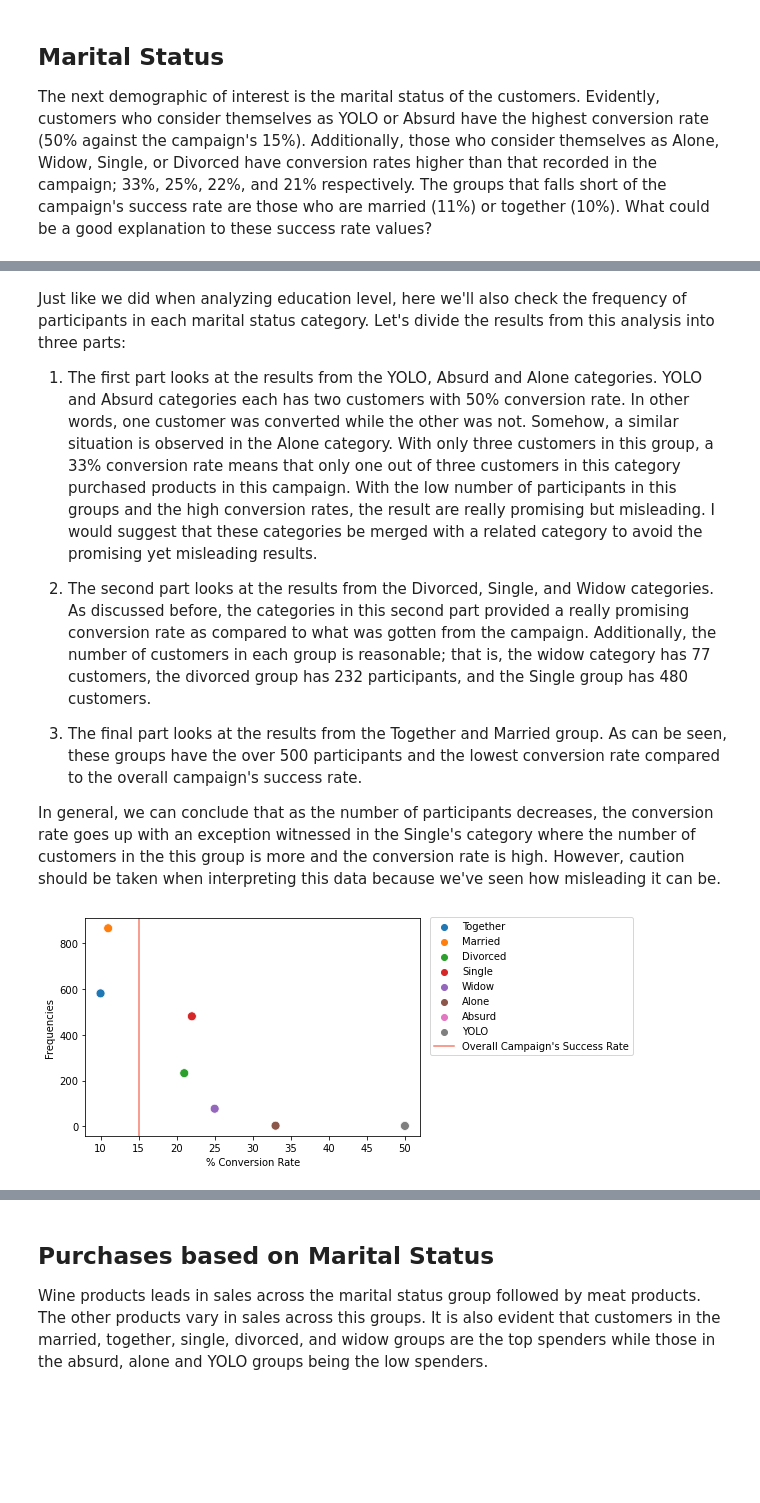
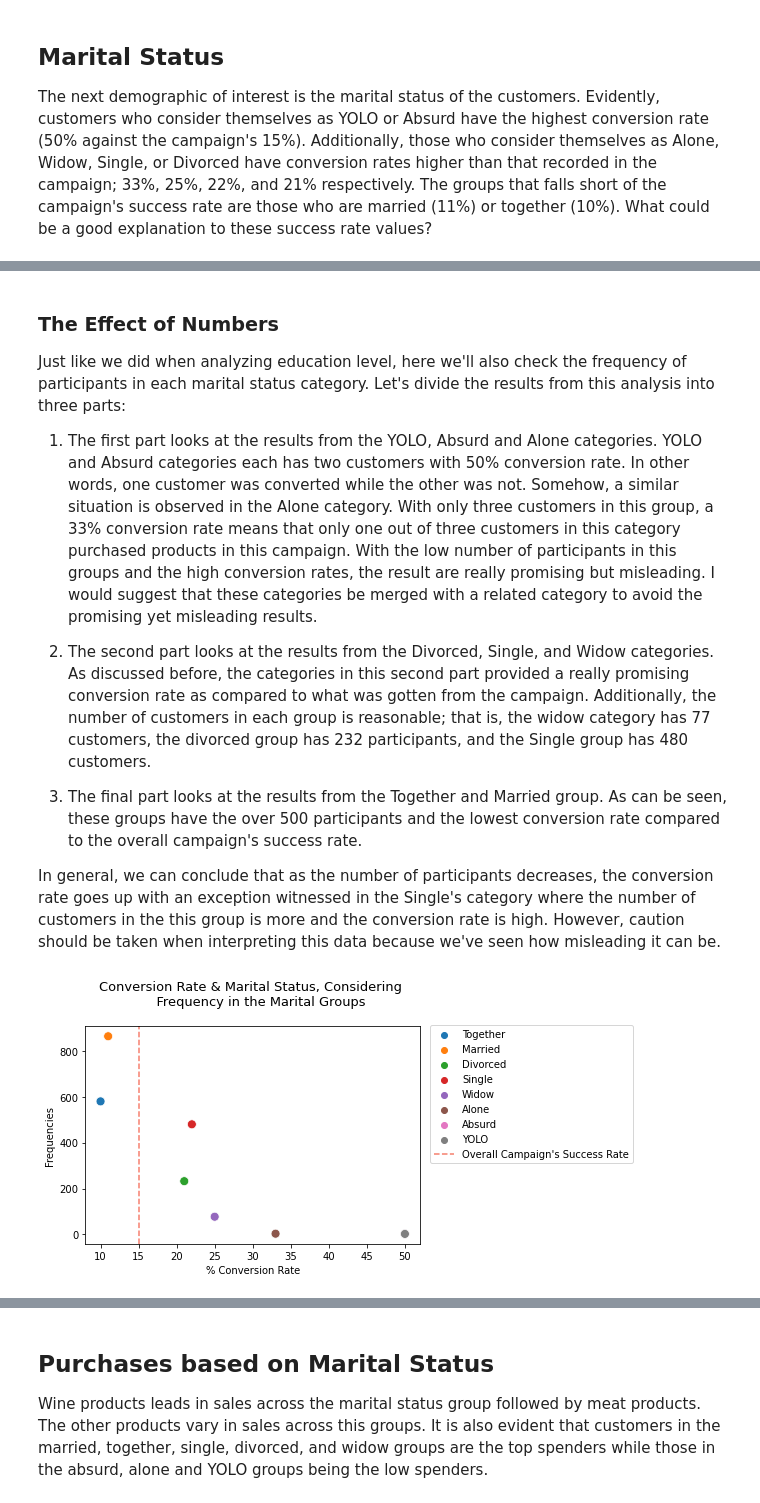
Before and after one commit to Demiga-g/iFood-Marketing-Analysis, a Jupyter notebook: iFood Marketing Analysis.ipynb, the cells around one changed output, grey strips where cells are left out. Cells and saved outputs as stored; diff of their text form; code cells hidden in the pictures; blank space fills up the shorter version.

```diff
--- a/iFood Marketing Analysis.ipynb
+++ b/iFood Marketing Analysis.ipynb
@@ -141,9 +131,0 @@ Another function that will be useful is the `explain_plot()`. This function is u
-# %%
-def explain_plot(df, x, y):
-    sns.scatterplot(x=x,
-                    y=y,
-                    hue=df.index,
-                    s=80,
-                    data=df)
-    plt.axvline(x=15, color='#f67e6d',
-                label="Overall Campaign's Success Rate")
@@ -150,3 +141,12 @@ def explain_plot(df, x, y):
+# %%
+def explain_plot(df, x, y):
+    sns.scatterplot(x=x,
+                    y=y,
+                    hue=df.index,
+                    s=80,
+                    data=df)
+    plt.axvline(x=15, color='#f67e6d', linestyle='--',
+                label="Overall Campaign's Success Rate")
 # %% [markdown]
 ## Education Level
 
@@ -229,4 +238,6 @@ plt.title('Success Rate among Marital Status\n', size=13);
 # %% [markdown]
+### The Effect of Numbers
+
 Just like we did when analyzing education level, here we'll also check the frequency of participants in each marital status category. Let's divide the results from this analysis into three parts:
 
 1. The first part looks at the results from the YOLO, Absurd and Alone categories. YOLO and Absurd categories each has two customers with 50% conversion rate. In other words, one customer was converted while the other was not. Somehow, a similar situation is observed in the Alone category. With only three customers in this group, a 33% conversion rate means that only one out of three customers in this category purchased products in this campaign. With the low number of participants in this groups and the high conversion rates, the result are really promising but misleading. I would suggest that these categories be merged with a related category to avoid the promising yet misleading results.
@@ -239,15 +250,16 @@ In general, we can conclude that as the number of participants decreases, the co
 # %%
 marital_count = ifood['Marital_Status'].value_counts()
 
 marital_conv_frq = (pd.concat([marital_count, marital_conv_rate],
-                              axis=1)
-                    .rename(columns={'Marital_Status': 'Frequencies',
-                                     0: '% Conversion Rate'})
-                    .sort_values('% Conversion Rate'))
+                              axis=1).rename(columns={
+                                  'Marital_Status': 'Frequencies',
+                                  0: '% Conversion Rate'
+                              }).sort_values('% Conversion Rate'))
 
-explain_plot(marital_conv_frq,
-             x='% Conversion Rate',
-             y='Frequencies')
-plt.legend(loc=(1.03, 0.37));
+explain_plot(marital_conv_frq, x='% Conversion Rate', y='Frequencies')
+plt.legend(loc=(1.03, 0.37))
+plt.title("""Conversion Rate & Marital Status, Considering
+    Frequency in the Marital Groups\n""",
+    size=13);
 # %% [output]
-[figure, old version]
+[figure, new version]
```
Also changed, not shown: parts of 69 cells of this notebook.
